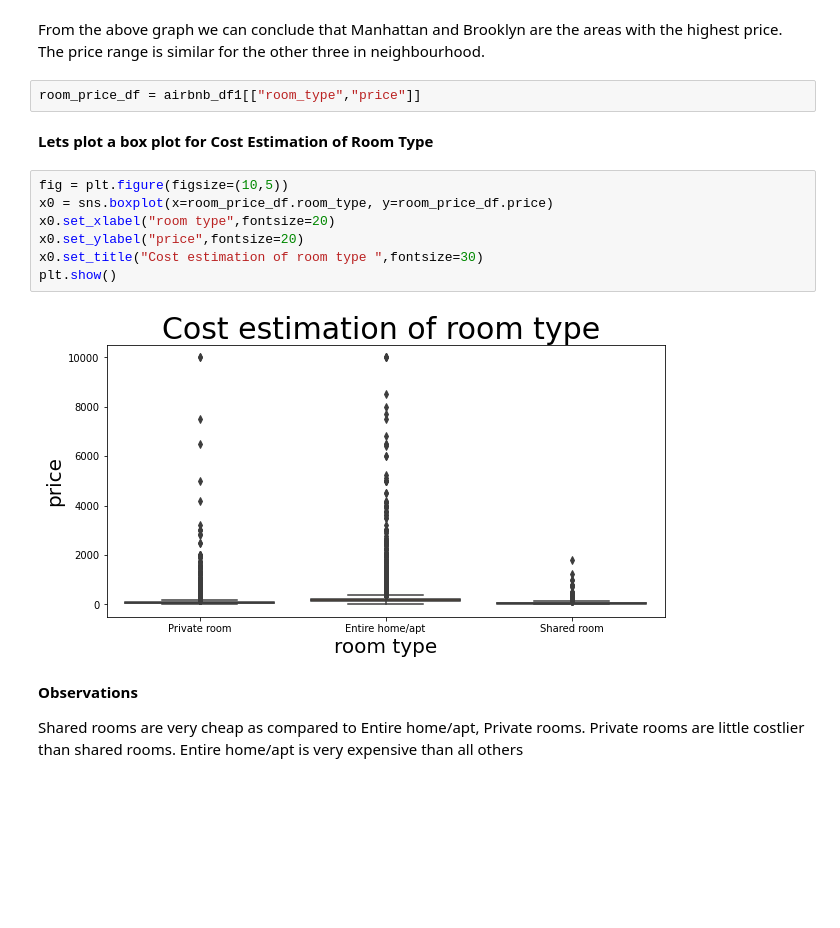
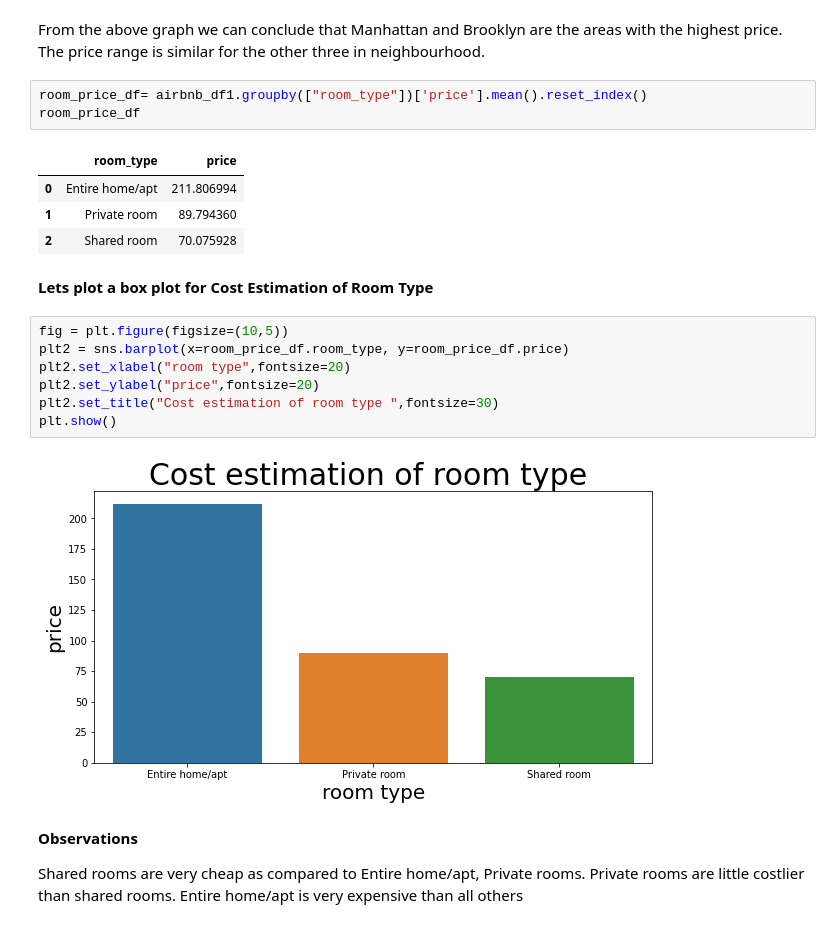
Before and after one commit to Bose-PI/Airbnb-Bookings-Analysis, a Jupyter notebook: Airbnb1_Bookings_Analysis_Capstone_Project.ipynb, the cells around one changed output. Saved outputs shown, nothing was run; the diff lists cells and outputs as text; blank space fills up the shorter version.

```diff
--- a/Airbnb1_Bookings_Analysis_Capstone_Project.ipynb
+++ b/Airbnb1_Bookings_Analysis_Capstone_Project.ipynb
@@ -278,18 +299,24 @@ plt.show()
 # %% [markdown]
 From the above graph we can conclude that Manhattan and Brooklyn are the areas with the highest price. The price range is similar for the other three in neighbourhood.
 # %%
-room_price_df = airbnb_df1[["room_type","price"]]
+room_price_df= airbnb_df1.groupby(["room_type"])['price'].mean().reset_index()
+room_price_df
+# %% [output]
+|  | room_type | price |
+| 0 | Entire home/apt | 211.806994 |
+| 1 | Private room | 89.794360 |
+| 2 | Shared room | 70.075928 |
 # %% [markdown]
 **Lets plot a box plot for Cost Estimation of Room Type**
 # %%
 fig = plt.figure(figsize=(10,5))
-x0 = sns.boxplot(x=room_price_df.room_type, y=room_price_df.price)
-x0.set_xlabel("room type",fontsize=20)
-x0.set_ylabel("price",fontsize=20)
-x0.set_title("Cost estimation of room type ",fontsize=30)
+plt2 = sns.barplot(x=room_price_df.room_type, y=room_price_df.price)
+plt2.set_xlabel("room type",fontsize=20)
+plt2.set_ylabel("price",fontsize=20)
+plt2.set_title("Cost estimation of room type ",fontsize=30)
 plt.show()
 # %% [output]
-[figure, old version]
+[figure, new version]
 # %% [markdown]
 **Observations**
 
```
Also changed, not shown: parts of 11 cells of this notebook.
